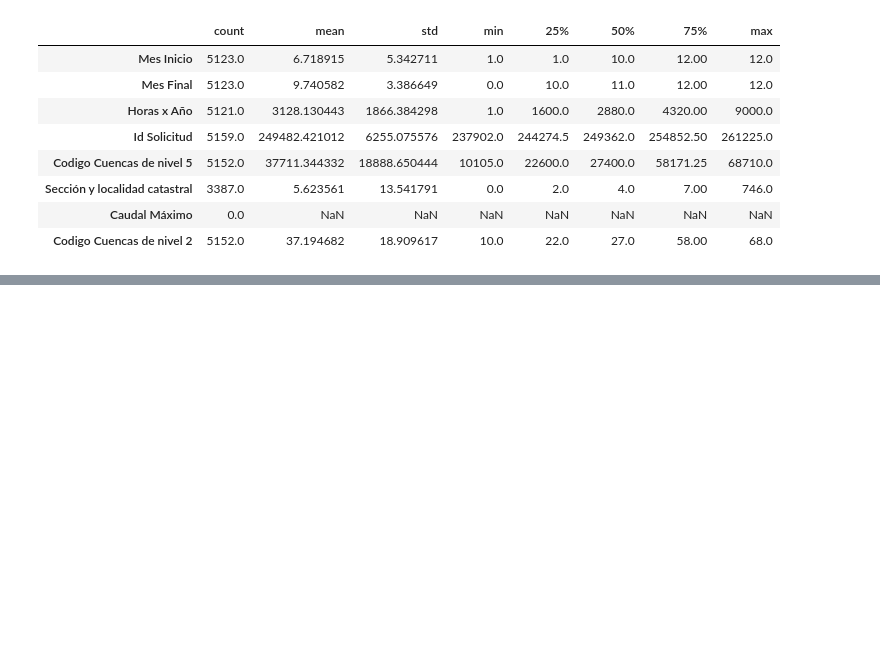
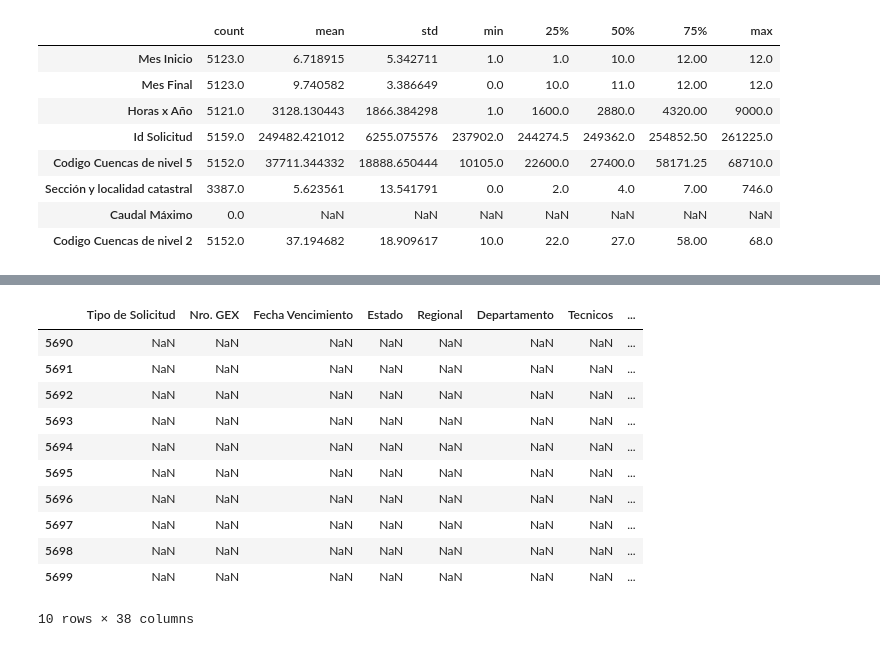
Before and after one commit to fcuneo/proyecto-python-diplomado, a Jupyter notebook: notebooks/practice.ipynb, the cells around one changed output, grey strips where cells are left out. Cells and saved outputs as stored; diff of their text form; code cells hidden in the pictures; blank space fills up the shorter version.

```diff
--- a/notebooks/practice.ipynb
+++ b/notebooks/practice.ipynb
@@ -65,0 +160,15 @@ df.describe().T
+# %%
+df.tail(10)
+# %% [output]
+|  | Tipo de Solicitud | Nro. GEX | Fecha Vencimiento | Estado | Regional | Departamento | Tecnicos | ... |
+| 5690 | NaN | NaN | NaN | NaN | NaN | NaN | NaN | ... |
+| 5691 | NaN | NaN | NaN | NaN | NaN | NaN | NaN | ... |
+| 5692 | NaN | NaN | NaN | NaN | NaN | NaN | NaN | ... |
+| 5693 | NaN | NaN | NaN | NaN | NaN | NaN | NaN | ... |
+| 5694 | NaN | NaN | NaN | NaN | NaN | NaN | NaN | ... |
+| 5695 | NaN | NaN | NaN | NaN | NaN | NaN | NaN | ... |
+| 5696 | NaN | NaN | NaN | NaN | NaN | NaN | NaN | ... |
+| 5697 | NaN | NaN | NaN | NaN | NaN | NaN | NaN | ... |
+| 5698 | NaN | NaN | NaN | NaN | NaN | NaN | NaN | ... |
+| 5699 | NaN | NaN | NaN | NaN | NaN | NaN | NaN | ... |
+10 rows × 38 columns
```
Also changed, not shown: parts of 59 cells of this notebook.
